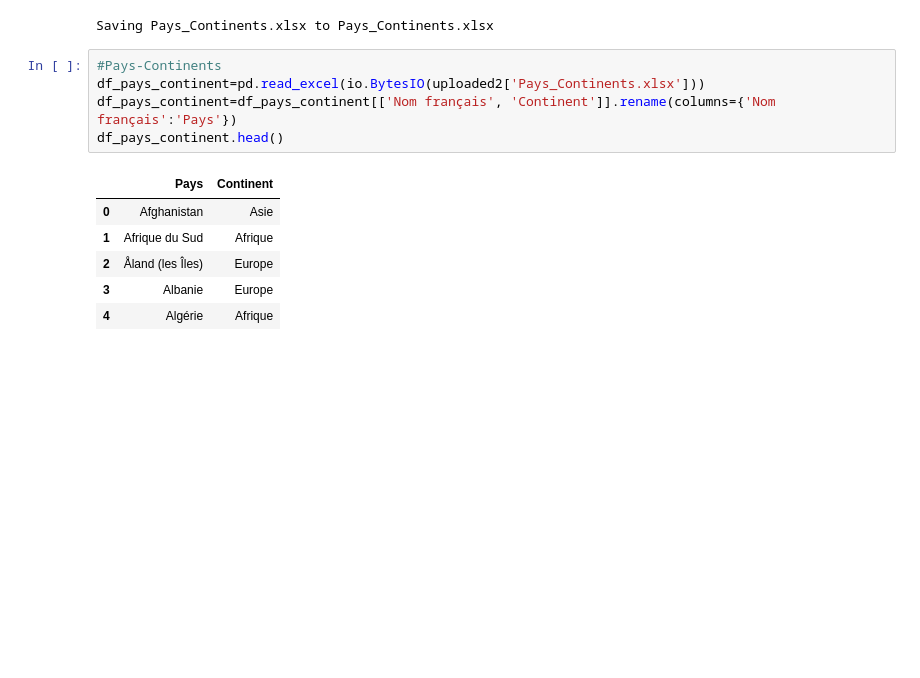
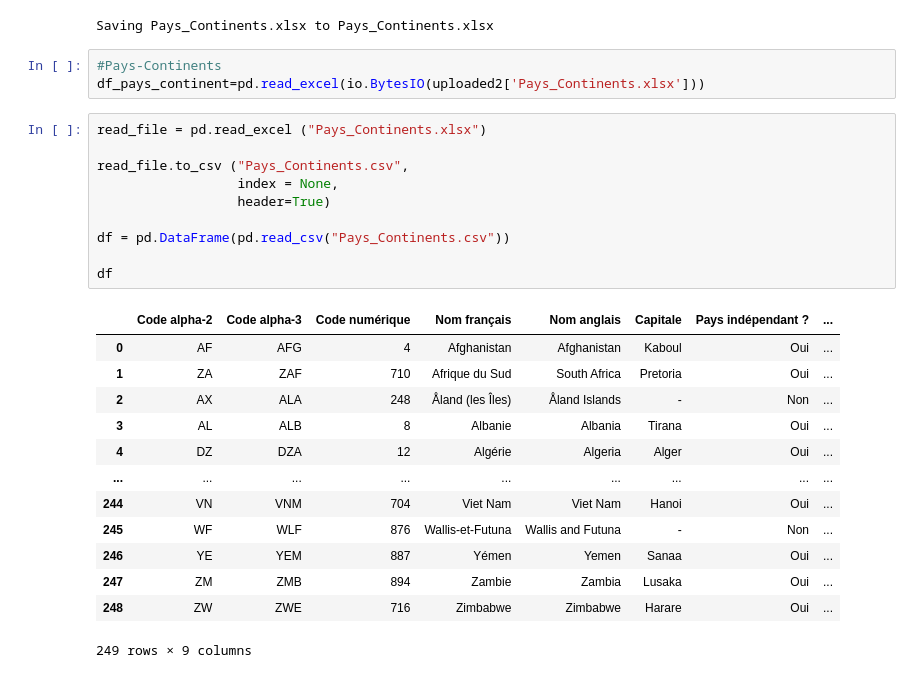
Before and after one commit to Randasabag/Etude-de-march-de-la-poule-qui-chante-avec-Python, a Jupyter notebook: projet9V1.ipynb, the cells around one changed output. Drawn from its saved outputs; the diff is of its cells as text; blank space fills up the shorter version.

```diff
--- a/projet9V1.ipynb
+++ b/projet9V1.ipynb
@@ -2016,12 +2009,27 @@ Saving Pays_Continents.xlsx to Pays_Continents.xlsx
 # %%
 #Pays-Continents
 df_pays_continent=pd.read_excel(io.BytesIO(uploaded2['Pays_Continents.xlsx']))
-df_pays_continent=df_pays_continent[['Nom français', 'Continent']].rename(columns={'Nom français':'Pays'})
-df_pays_continent.head()
-# %% [output]
-|  | Pays | Continent |
-| 0 | Afghanistan | Asie |
-| 1 | Afrique du Sud | Afrique |
-| 2 | Åland (les Îles) | Europe |
-| 3 | Albanie | Europe |
-| 4 | Algérie | Afrique |
+# %%
+read_file = pd.read_excel ("Pays_Continents.xlsx")
+
+read_file.to_csv ("Pays_Continents.csv",
+                  index = None,
+                  header=True)
+
+df = pd.DataFrame(pd.read_csv("Pays_Continents.csv"))
+
+df
+# %% [output]
+|  | Code alpha-2 | Code alpha-3 | Code numérique | Nom français | Nom anglais | Capitale | Pays indépendant ? | ... |
+| 0 | AF | AFG | 4 | Afghanistan | Afghanistan | Kaboul | Oui | ... |
+| 1 | ZA | ZAF | 710 | Afrique du Sud | South Africa | Pretoria | Oui | ... |
+| 2 | AX | ALA | 248 | Åland (les Îles) | Åland Islands | - | Non | ... |
+| 3 | AL | ALB | 8 | Albanie | Albania | Tirana | Oui | ... |
+| 4 | DZ | DZA | 12 | Algérie | Algeria | Alger | Oui | ... |
+| ... | ... | ... | ... | ... | ... | ... | ... | ... |
+| 244 | VN | VNM | 704 | Viet Nam | Viet Nam | Hanoi | Oui | ... |
+| 245 | WF | WLF | 876 | Wallis-et-Futuna | Wallis and Futuna | - | Non | ... |
+| 246 | YE | YEM | 887 | Yémen | Yemen | Sanaa | Oui | ... |
+| 247 | ZM | ZMB | 894 | Zambie | Zambia | Lusaka | Oui | ... |
+| 248 | ZW | ZWE | 716 | Zimbabwe | Zimbabwe | Harare | Oui | ... |
+249 rows × 9 columns
```
Also changed, not shown: parts of 36 cells of this notebook.
